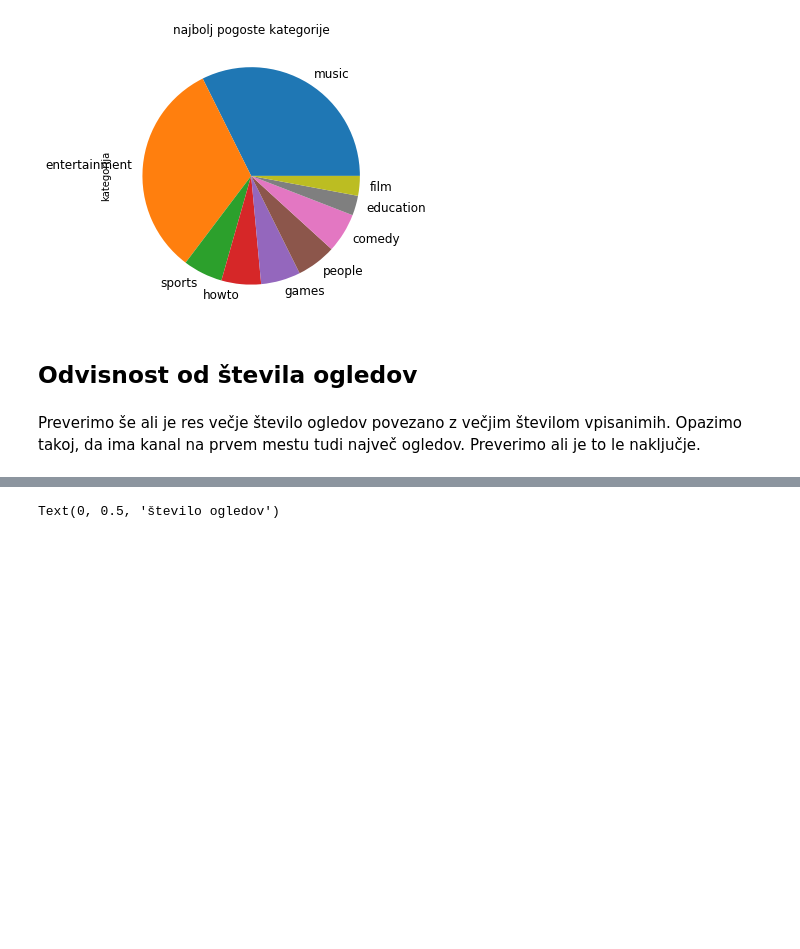
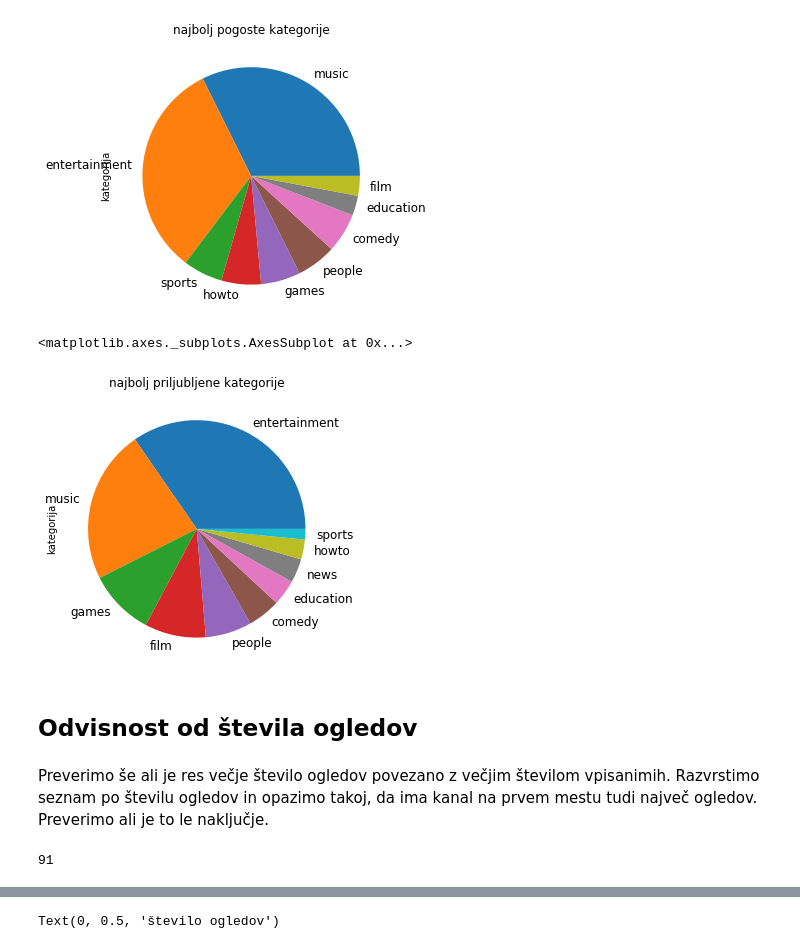
Before and after one commit to tanjaderin/Projektna-naloga-analiza-podatkov, a Jupyter notebook: obdelani-podatki/analiza_podatkov.ipynb, the cells around one changed output, grey strips where cells are left out. Drawn from its saved outputs; the diff is of its cells as text; code cells hidden in the pictures; blank space fills up the shorter version.

```diff
--- a/obdelani-podatki/analiza_podatkov.ipynb
+++ b/obdelani-podatki/analiza_podatkov.ipynb
@@ -228,10 +226,19 @@ prvi['kategorija'].value_counts().head(10).plot(kind = 'pie',  figsize=(5, 5), t
 # %% [output]
 <matplotlib.axes._subplots.AxesSubplot at 0x...>
 [figure]
+# %%
+ocena_A['kategorija'].value_counts().head(10).plot(kind = 'pie',  figsize=(5, 5), title='najbolj priljubljene kategorije', fontsize = '12')
+# %% [output]
+<matplotlib.axes._subplots.AxesSubplot at 0x...>
+[figure, added]
 # %% [markdown]
 ## Odvisnost od števila ogledov
 # %% [markdown]
-Preverimo še ali je res večje število ogledov povezano z večjim številom vpisanimih. Opazimo takoj, da ima kanal na prvem mestu tudi največ ogledov. Preverimo ali je to le naključje.
+Preverimo še ali je res večje število ogledov povezano z večjim številom vpisanimih. Razvrstimo seznam po številu ogledov in opazimo takoj, da ima kanal na prvem mestu tudi največ ogledov. Preverimo ali je to le naključje.
+# %%
+podatki[podatki.ogledi > 10000000000 ].ime.count()
+# %% [output]
+91
 # %%
 podatki['ogledi'].max()
 # %% [output]
```
Also changed, not shown: parts of 21 cells of this notebook.
